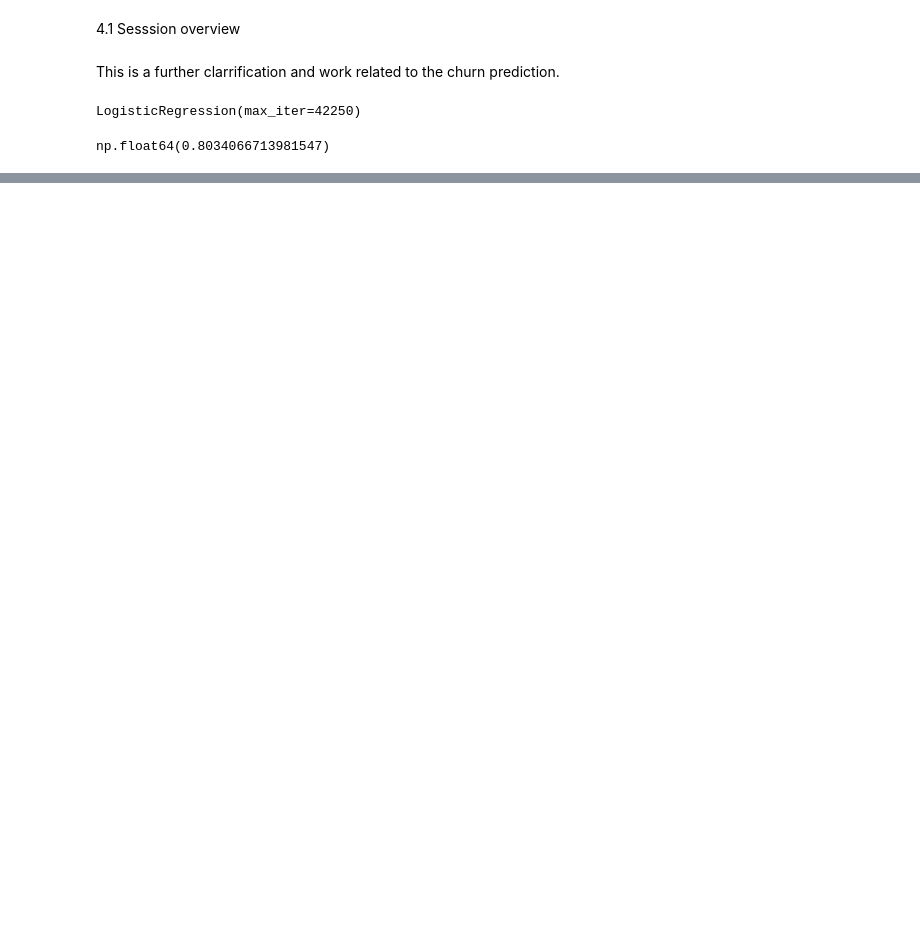
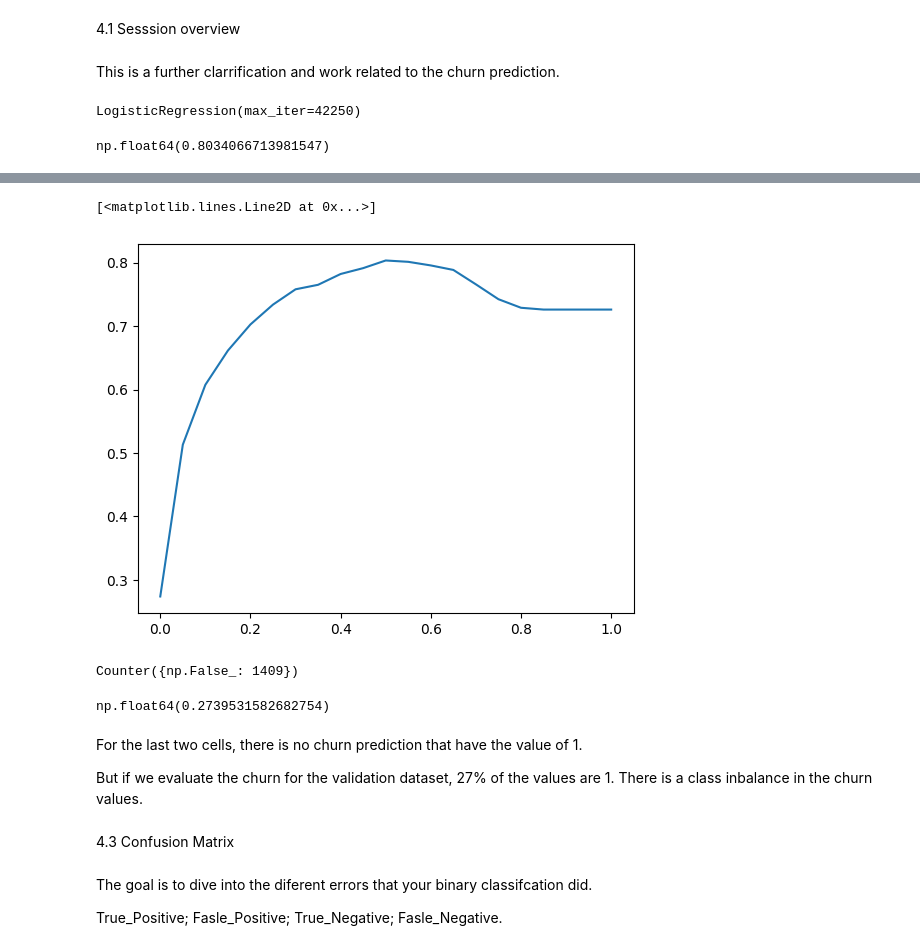
Before and after one commit to GonzalezMada/machine-learning-zoomcamp2025-homework, a Jupyter notebook: 04-Evaluation/Evaluation_Metrics.ipynb, the cells around one changed output, grey strips where cells are left out. Cells and saved outputs as stored; diff of their text form; code cells hidden in the pictures; blank space fills up the shorter version.

Commit message:
Confusion Matrix,Precision&Recall

```diff
--- a/04-Evaluation/Evaluation_Metrics.ipynb
+++ b/04-Evaluation/Evaluation_Metrics.ipynb
@@ -82,0 +98,9 @@ np.float64(0.8034066713981547)
+# %%
+thresholds = np.linspace(0, 1, 21)
+
+scores = []
+
+for t in thresholds:
+    score = accuracy_score(y_val, y_pred >= t)
+    print('%.2f %.3f' % (t, score))
+    scores.append(score)
@@ -82,0 +125,24 @@ np.float64(0.8034066713981547)
+# %%
+plt.plot(thresholds, scores)
+# %% [output]
+[<matplotlib.lines.Line2D at 0x...>]
+[figure, added]
+# %%
+from collections import Counter
+Counter(y_pred >= 1.0)
+# %% [output]
+Counter({np.False_: 1409})
+# %%
+y_val.mean()
+# %% [output]
+np.float64(0.2739531582682754)
+# %% [markdown]
+For the last two cells, there is no churn prediction that have the value of 1.
+
+But if we evaluate the churn for the validation dataset, 27% of the values are 1. There is a class inbalance in the churn values.
+# %% [markdown]
+4.3 Confusion Matrix
+# %% [markdown]
+The goal is to dive into the diferent errors that your binary classifcation did.
+
+True_Positive; Fasle_Positive; True_Negative; Fasle_Negative.
```
Also changed, not shown: parts of 15 cells of this notebook.
